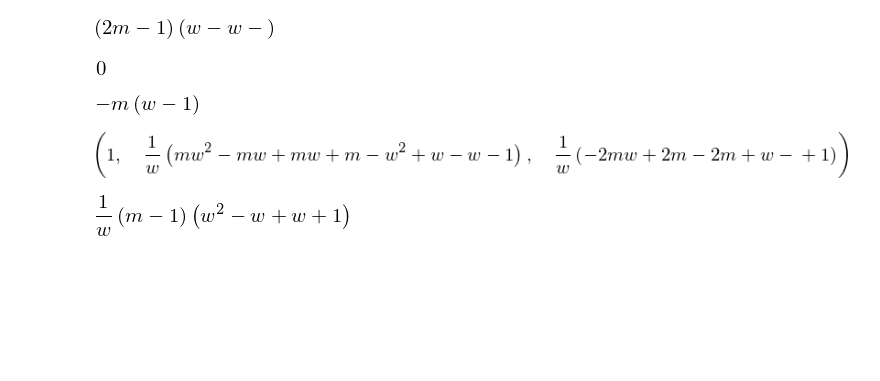
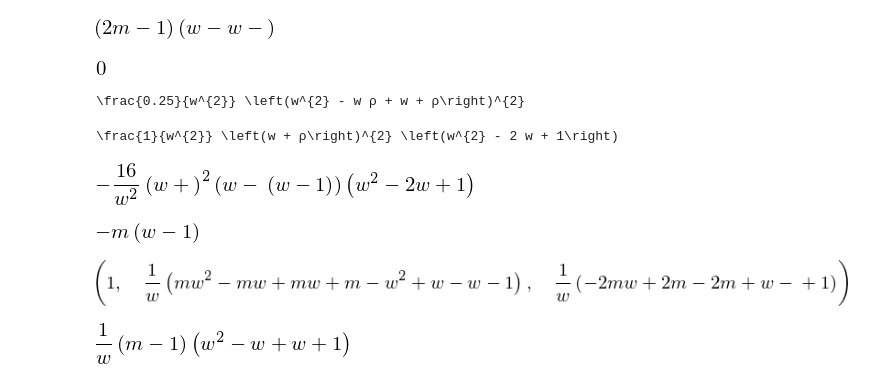
Before and after one commit to yoavram/Sunnyvale, a Jupyter notebook: notebooks/migration analysis.ipynb, the cells around one changed output. Cells and saved outputs as stored; diff of their text form; code cells hidden in the pictures; blank space fills up the shorter version.

```diff
--- a/notebooks/migration analysis.ipynb
+++ b/notebooks/migration analysis.ipynb
@@ -189,6 +197,20 @@ c_ = (1-2*m)*(w*(1-ρ)+ρ)
 simplify(c - c_)
 # %% [output]
 [figure]
+# %%
+Δ = (b**2 - 4*a*c)
+print(latex(simplify(Δ.subs({m:0.5}))))
+# %% [output]
+\frac{0.25}{w^{2}} \left(w^{2} - w ρ + w + ρ\right)^{2}
+# %%
+print(latex(simplify(Δ.subs({m:0}).factor(ρ))))
+# %% [output]
+\frac{1}{w^{2}} \left(w + ρ\right)^{2} \left(w^{2} - 2 w + 1\right)
+# %%
+am,bm,cm = Δ.as_poly(m).coeffs()
+simplify((bm**2-4*am*cm).factor(ρ))
+# %% [output]
+[figure, added]
 # %%
 (a+b+c).factor(ρ).subs({ρ:0})
 # %% [output]
```
Also changed, not shown: parts of 4 cells of this notebook, 1 other file.
